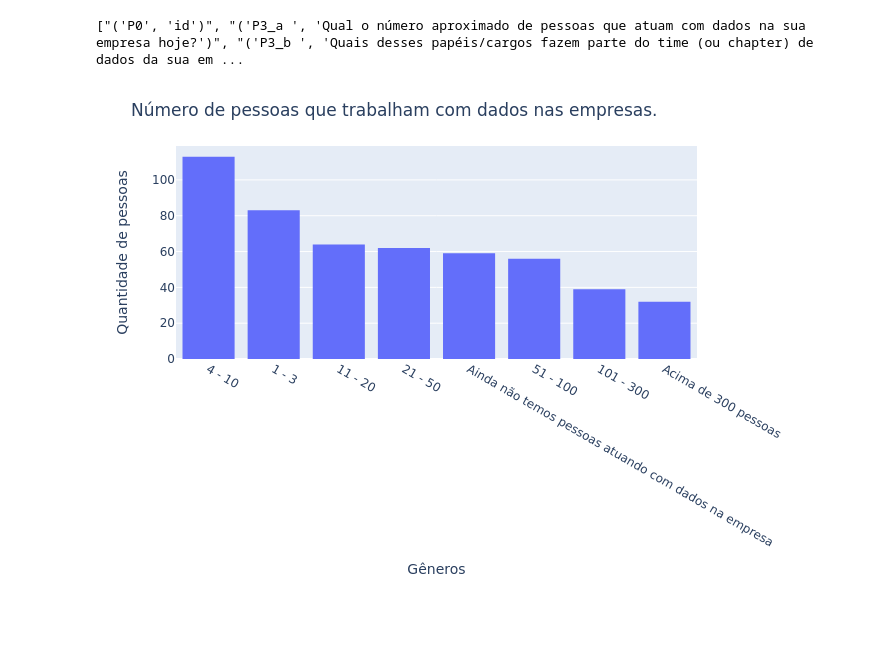
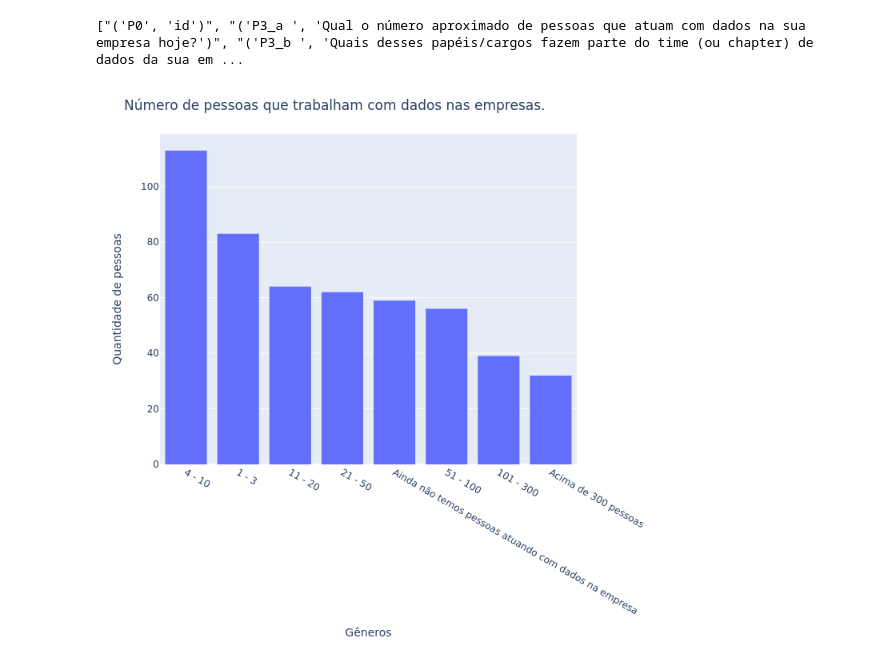
Before and after one commit to anyellequeiroz/State-of-Data-Brazil, a Jupyter notebook: State of data.ipynb, the cells around one changed output. Saved outputs shown, nothing was run; the diff lists cells and outputs as text; code cells hidden in the pictures; blank space fills up the shorter version.

```diff
--- a/State of data.ipynb
+++ b/State of data.ipynb
@@ -669,13 +669,13 @@ print(df_3.columns.values.tolist())
 # %% [output]
 ["('P0', 'id')", "('P3_a ', 'Qual o número aproximado de pessoas que atuam com dados na sua empresa hoje?')", "('P3_b ', 'Quais desses papéis/cargos fazem parte do time (ou chapter) de dados da sua em ...
 # %%
-fig = px.histogram(df_3, x="('P3_a ', 'Qual o número aproximado de pessoas que atuam com dados na sua empresa hoje?')").update_layout(
+fig = px.histogram(df_3, x="('P3_a ', 'Qual o número aproximado de pessoas que atuam com dados na sua empresa hoje?')",width=700, height=700).update_layout(
     title="Número de pessoas que trabalham com dados nas empresas.",
     xaxis_title='Gêneros',
     yaxis_title='Quantidade de pessoas',
     xaxis={'categoryorder':'total descending'}
 )
 
 fig.show("png")
 # %% [output]
-[figure, old version]
+[figure, new version]
```
Also changed, not shown: parts of 11 cells of this notebook.
